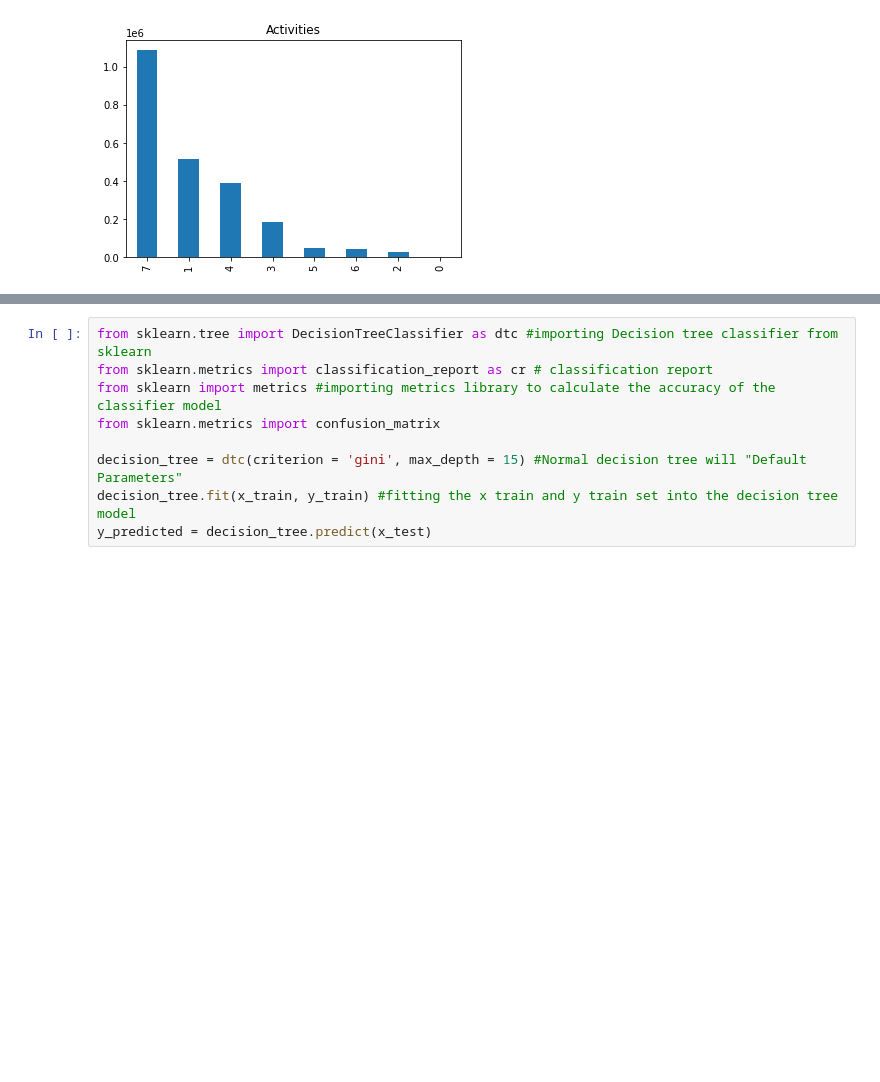
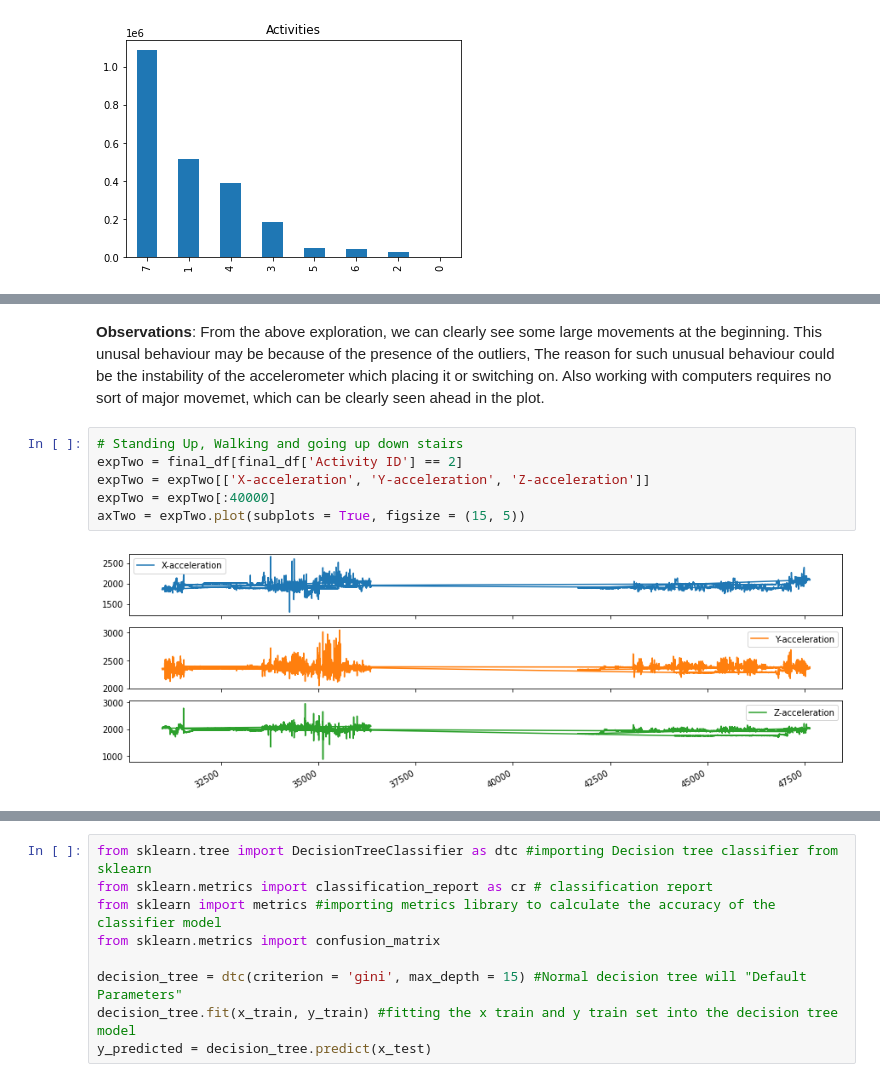
Before and after one commit to cr7yash/Activity-Recognition-from-Single-Chest-Mounted-Accelerometer, a Jupyter notebook: Assignment.ipynb, the cells around one changed output, grey strips where cells are left out. Drawn from its saved outputs; the diff is of its cells as text; blank space fills up the shorter version.

```diff
--- a/Assignment.ipynb
+++ b/Assignment.ipynb
@@ -171,0 +94,11 @@ for i in range(0, columnNum):
+# %% [markdown]
+**Observations**:
+From the above exploration, we can clearly see some large movements at the beginning. This unusal behaviour may be because of the presence of the outliers, The reason for such unusual behaviour could be the instability of the accelerometer which placing it or switching on. Also working with computers requires no sort of major movemet, which can be clearly seen ahead in the plot.
+# %%
+# Standing Up, Walking and going up down stairs
+expTwo = final_df[final_df['Activity ID'] == 2]
+expTwo = expTwo[['X-acceleration', 'Y-acceleration', 'Z-acceleration']]
+expTwo = expTwo[:40000]
+axTwo = expTwo.plot(subplots = True, figsize = (15, 5))
+# %% [output]
+[figure, added]
```
Also changed, not shown: parts of 58 cells of this notebook.
